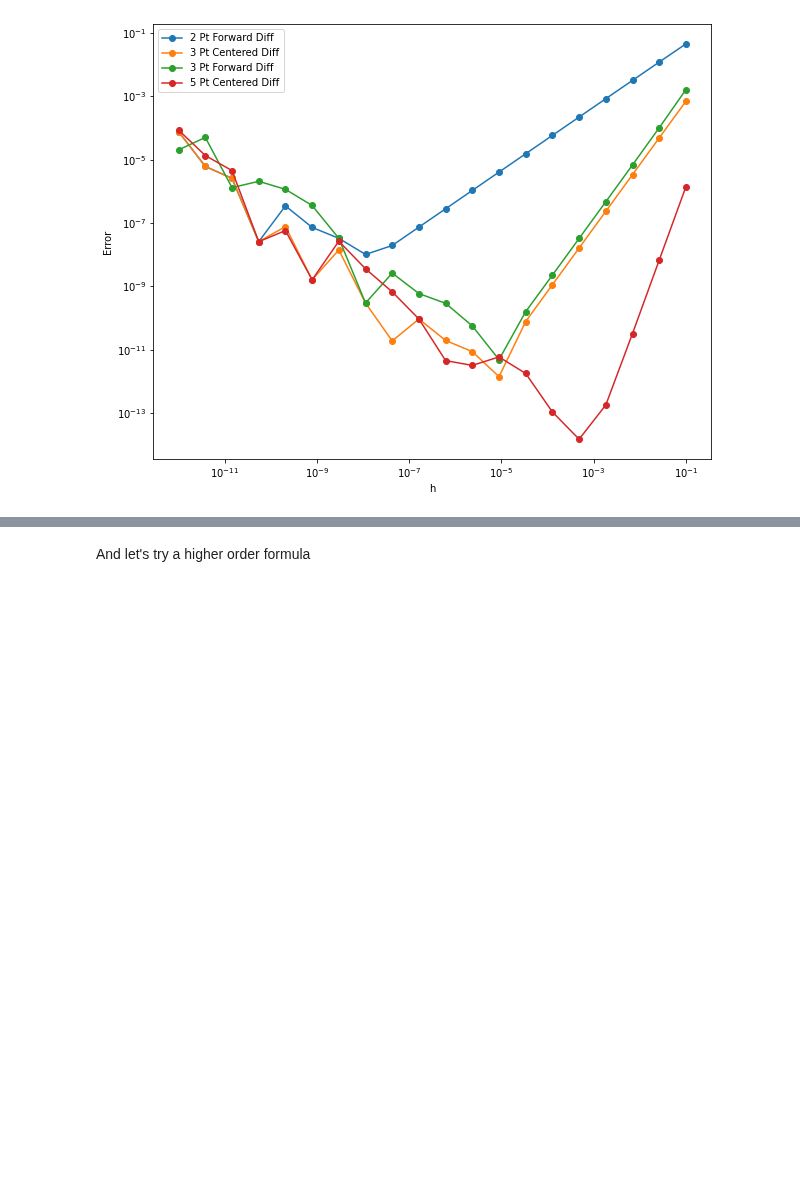
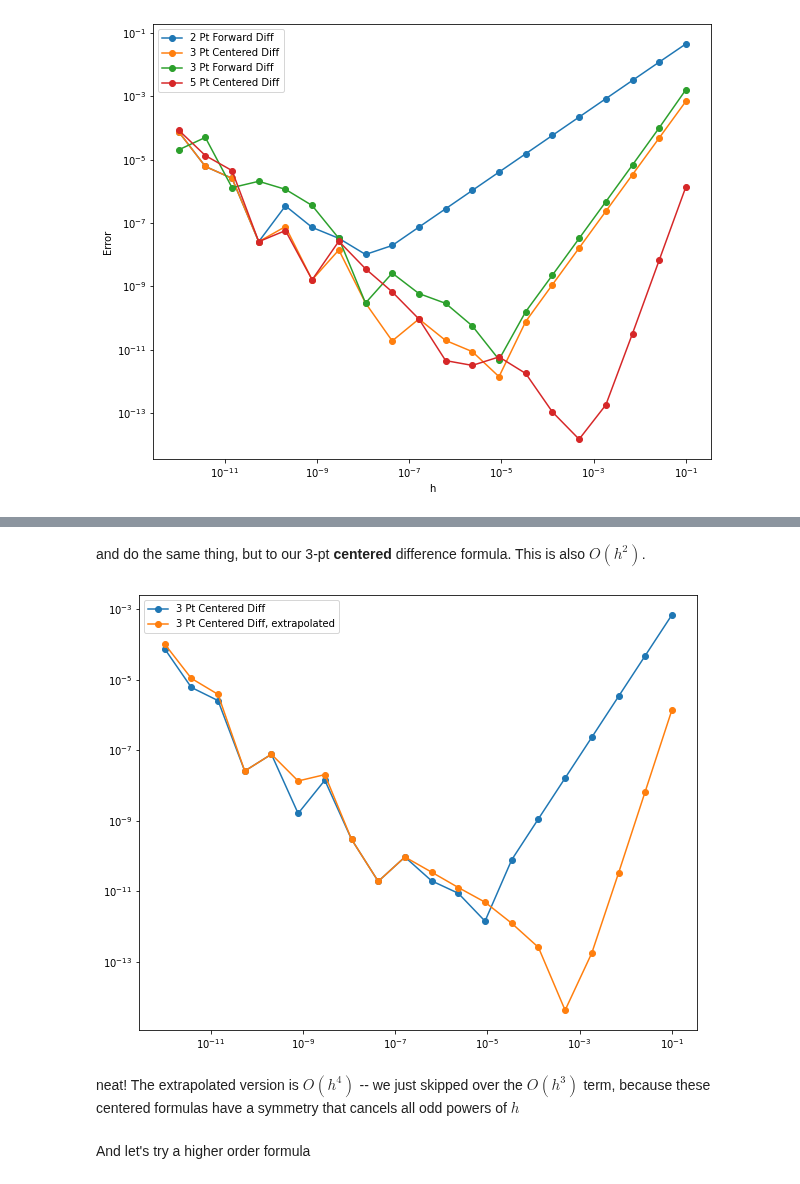
Before and after one commit to stephenbeckr/numerical-analysis-class, a Jupyter notebook: Demos/Ch4_RichardsonExtrapolation.ipynb, the cells around one changed output, grey strips where cells are left out. Cells and saved outputs as stored; diff of their text form; code cells hidden in the pictures; blank space fills up the shorter version.

```diff
--- a/Demos/Ch4_RichardsonExtrapolation.ipynb
+++ b/Demos/Ch4_RichardsonExtrapolation.ipynb
@@ -87,3 +98,17 @@ plt.legend();
+# %% [markdown]
+and do the same thing, but to our 3-pt **centered** difference formula. This is also $O(h^2)$.
+# %%
+threePointExtrapolated = lambda h : Extrap( threePointC, h, orderOfFormula=2)
+
+# Plot
+plt.figure(figsize=(10,8))
+plt.loglog( hList, np.abs( df - threePointC(hList) ), 'o-', label="3 Pt Centered Diff" );
+plt.loglog( hList, np.abs( df - threePointExtrapolated(hList) ), 'o-', label="3 Pt Centered Diff, extrapolated" );
+plt.legend();
+# %% [output]
+[figure, added]
+# %% [markdown]
+neat! The extrapolated version is $O(h^4)$ -- we just skipped over the $O(h^3)$ term, because these centered formulas have a symmetry that cancels all odd powers of $h$
 # %% [markdown]
 And let's try a higher order formula
 # %%
```
Also changed, not shown: parts of 7 cells of this notebook.
